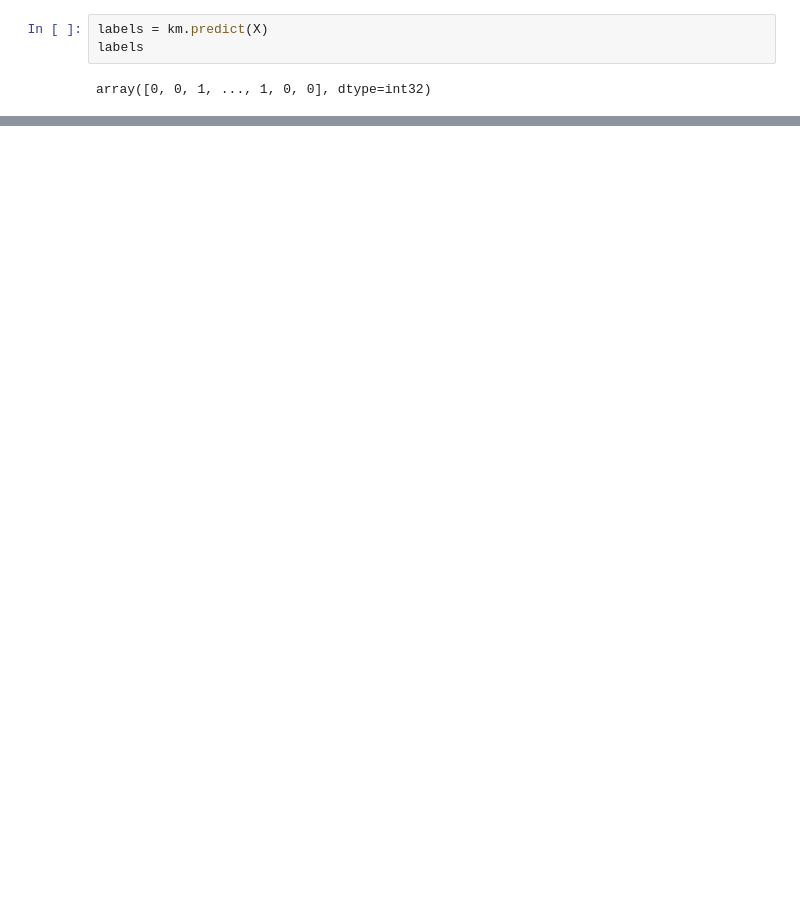
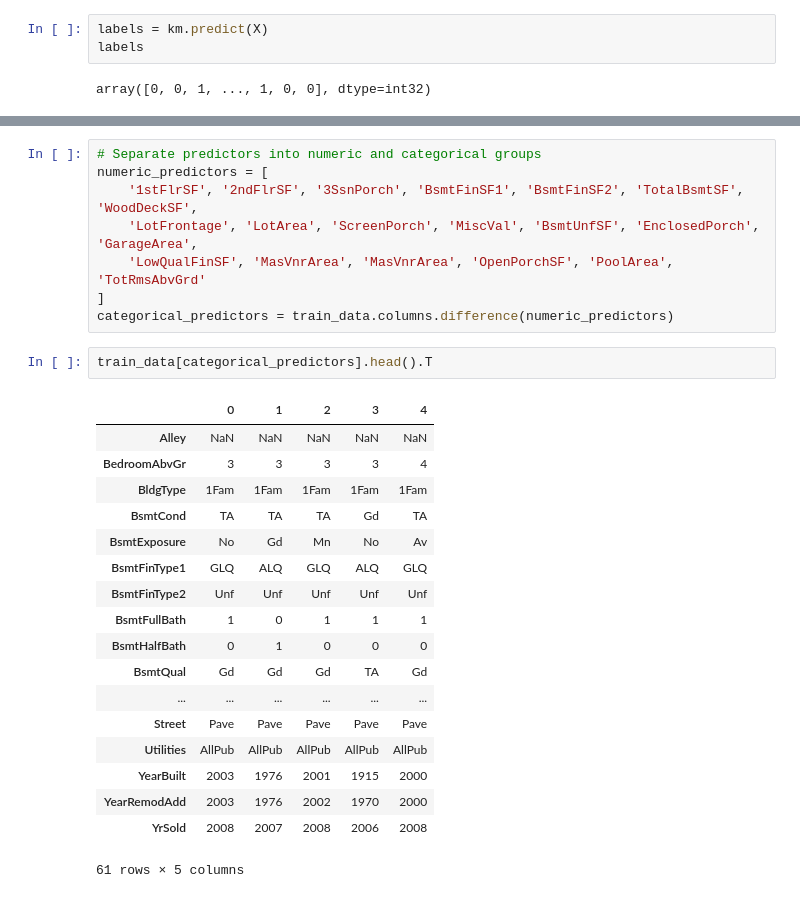
Before and after one commit to takoloco/w207, a Jupyter notebook: final/tako_hisada_housing-prices.ipynb, the cells around one changed output, grey strips where cells are left out. Cells and saved outputs as stored; diff of their text form; blank space fills up the shorter version.

```diff
--- a/final/tako_hisada_housing-prices.ipynb
+++ b/final/tako_hisada_housing-prices.ipynb
@@ -81,0 +165,29 @@ plt.show()
+# %%
+# Separate predictors into numeric and categorical groups
+numeric_predictors = [
+    '1stFlrSF', '2ndFlrSF', '3SsnPorch', 'BsmtFinSF1', 'BsmtFinSF2', 'TotalBsmtSF', 'WoodDeckSF',
+    'LotFrontage', 'LotArea', 'ScreenPorch', 'MiscVal', 'BsmtUnfSF', 'EnclosedPorch', 'GarageArea',
+    'LowQualFinSF', 'MasVnrArea', 'MasVnrArea', 'OpenPorchSF', 'PoolArea', 'TotRmsAbvGrd'
+]
+categorical_predictors = train_data.columns.difference(numeric_predictors)
+# %%
+train_data[categorical_predictors].head().T
+# %% [output]
+|  | 0 | 1 | 2 | 3 | 4 |
+| Alley | NaN | NaN | NaN | NaN | NaN |
+| BedroomAbvGr | 3 | 3 | 3 | 3 | 4 |
+| BldgType | 1Fam | 1Fam | 1Fam | 1Fam | 1Fam |
+| BsmtCond | TA | TA | TA | Gd | TA |
+| BsmtExposure | No | Gd | Mn | No | Av |
+| BsmtFinType1 | GLQ | ALQ | GLQ | ALQ | GLQ |
+| BsmtFinType2 | Unf | Unf | Unf | Unf | Unf |
+| BsmtFullBath | 1 | 0 | 1 | 1 | 1 |
+| BsmtHalfBath | 0 | 1 | 0 | 0 | 0 |
+| BsmtQual | Gd | Gd | Gd | TA | Gd |
+| ... | ... | ... | ... | ... | ... |
+| Street | Pave | Pave | Pave | Pave | Pave |
+| Utilities | AllPub | AllPub | AllPub | AllPub | AllPub |
+| YearBuilt | 2003 | 1976 | 2001 | 1915 | 2000 |
+| YearRemodAdd | 2003 | 1976 | 2002 | 1970 | 2000 |
+| YrSold | 2008 | 2007 | 2008 | 2006 | 2008 |
+61 rows × 5 columns
```
Also changed, not shown: parts of 28 cells of this notebook.
